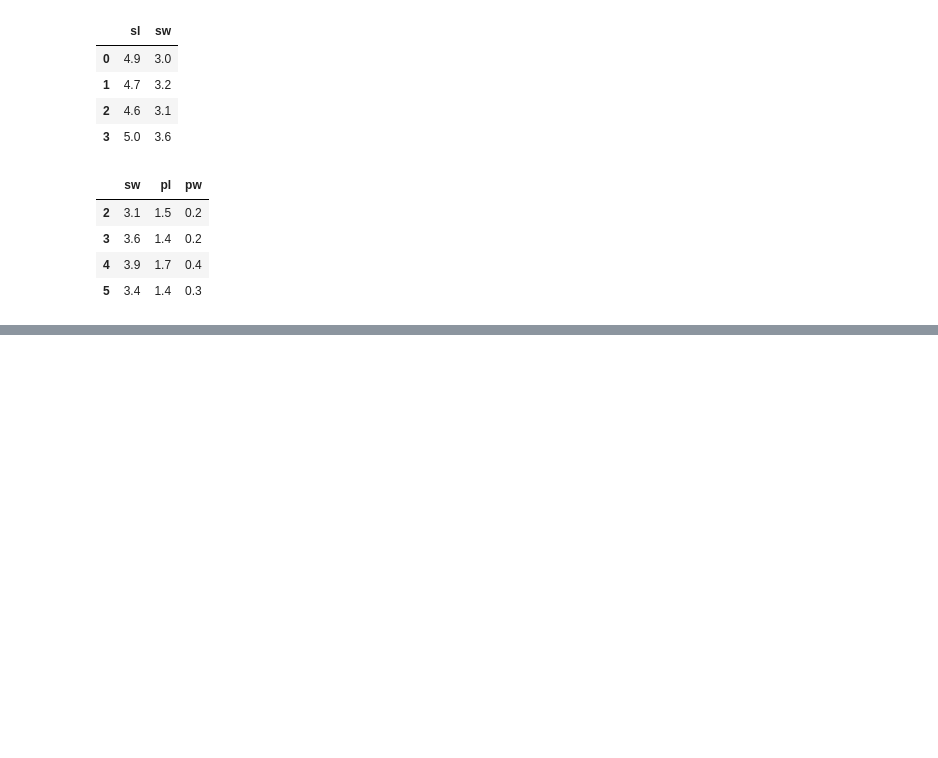
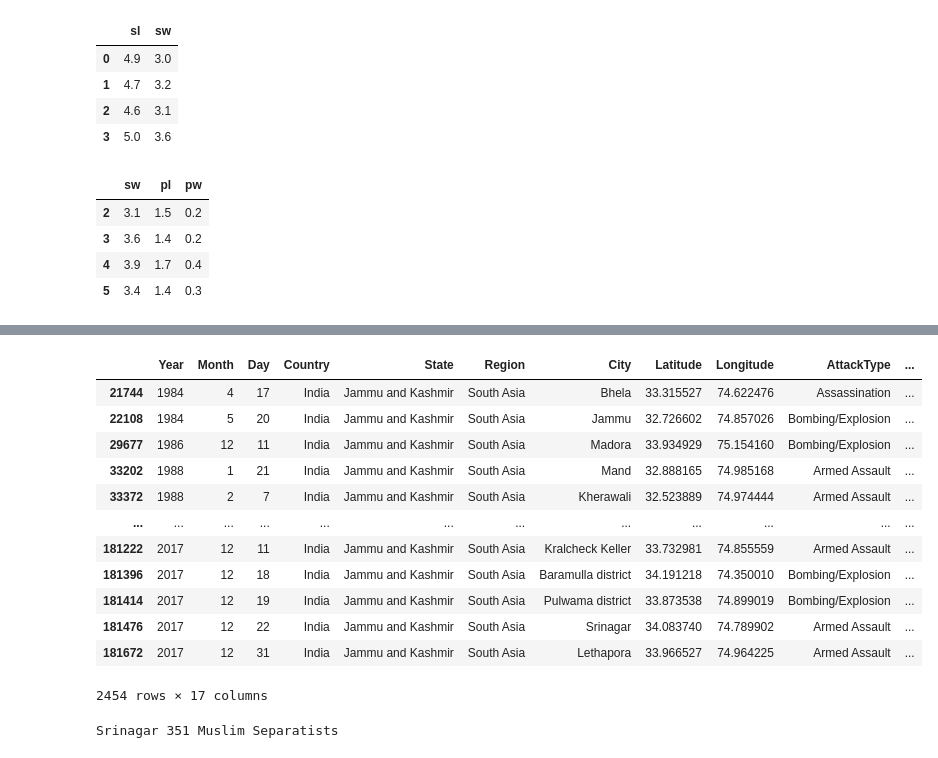
Before and after one commit to rk9155/PythonBasics, a Jupyter notebook: WorkingWithPandas.ipynb, the cells around one changed output, grey strips where cells are left out. Cells and saved outputs as stored; diff of their text form; code cells hidden in the pictures; blank space fills up the shorter version.

Commit message:
Data analaysis using Pandas

```diff
--- a/WorkingWithPandas.ipynb
+++ b/WorkingWithPandas.ipynb
@@ -389,0 +732,43 @@ df.iloc[2:6,1:4]
+# %%
+import pandas as pd
+data = pd.read_csv('Dataset/terrorismData.csv')
+df1 = data.copy()
+df1 = df1[df1['Country']=='India']
+df1 = df1[df1['State']=='Jammu and Kashmir']
+df1
+# %% [output]
+|  | Year | Month | Day | Country | State | Region | City | Latitude | Longitude | AttackType | ... |
+| 21744 | 1984 | 4 | 17 | India | Jammu and Kashmir | South Asia | Bhela | 33.315527 | 74.622476 | Assassination | ... |
+| 22108 | 1984 | 5 | 20 | India | Jammu and Kashmir | South Asia | Jammu | 32.726602 | 74.857026 | Bombing/Explosion | ... |
+| 29677 | 1986 | 12 | 11 | India | Jammu and Kashmir | South Asia | Madora | 33.934929 | 75.154160 | Bombing/Explosion | ... |
+| 33202 | 1988 | 1 | 21 | India | Jammu and Kashmir | South Asia | Mand | 32.888165 | 74.985168 | Armed Assault | ... |
+| 33372 | 1988 | 2 | 7 | India | Jammu and Kashmir | South Asia | Kherawali | 32.523889 | 74.974444 | Armed Assault | ... |
+| ... | ... | ... | ... | ... | ... | ... | ... | ... | ... | ... | ... |
+| 181222 | 2017 | 12 | 11 | India | Jammu and Kashmir | South Asia | Kralcheck Keller | 33.732981 | 74.855559 | Armed Assault | ... |
+| 181396 | 2017 | 12 | 18 | India | Jammu and Kashmir | South Asia | Baramulla district | 34.191218 | 74.350010 | Bombing/Explosion | ... |
+| 181414 | 2017 | 12 | 19 | India | Jammu and Kashmir | South Asia | Pulwama district | 33.873538 | 74.899019 | Bombing/Explosion | ... |
+| 181476 | 2017 | 12 | 22 | India | Jammu and Kashmir | South Asia | Srinagar | 34.083740 | 74.789902 | Armed Assault | ... |
+| 181672 | 2017 | 12 | 31 | India | Jammu and Kashmir | South Asia | Lethapora | 33.966527 | 74.964225 | Armed Assault | ... |
+2454 rows × 17 columns
+# %%
+# The Most Dangerous city in Jammu and Kashmir and the terrorist group which is most active in that city?
+# Print count of number of attacks in that city as integer value.
+import pandas as pd
+data = pd.read_csv('Dataset/terrorismData.csv')
+df1 = data.copy()
+df1 = df1[df1['Country']=='India']
+df1 = df1[df1['State']=='Jammu and Kashmir']
+df1['City'].describe()
+df1 = df1[df1['City']=='Srinagar']
+df2 = df1[df1['Group']!='Unknown']
+df2['Group'].describe()
+count1 = 0
+count2 = 0
+for i in df1['Group']:
+    if(i=='Unknown'):
+        count1+=1
+    else:
+        count2+=1
+print('Srinagar',count2,"Muslim Separatists")
+# %% [output]
+Srinagar 351 Muslim Separatists
```
Also changed, not shown: parts of 24 cells of this notebook.
